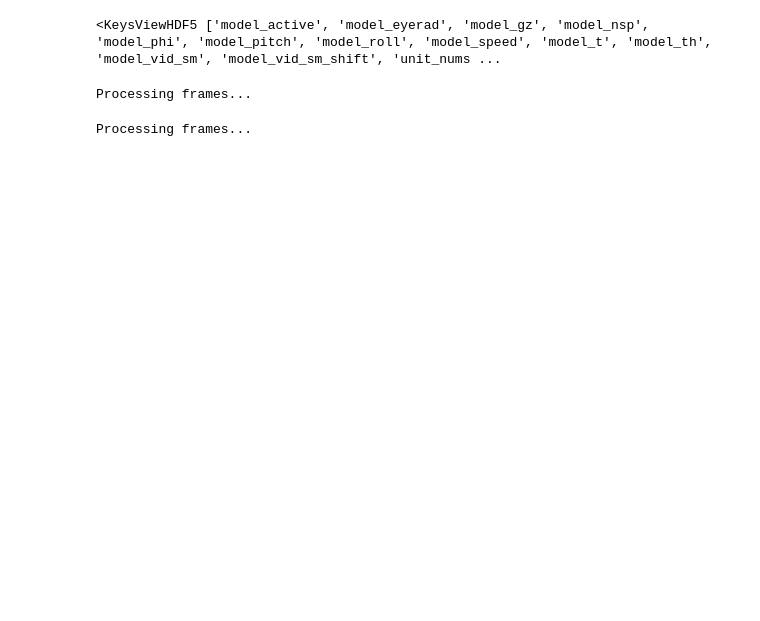
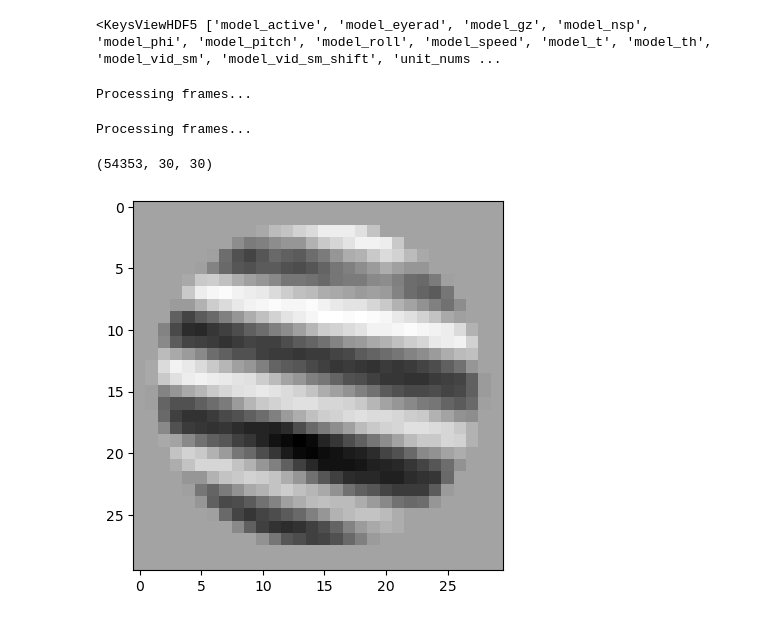
Before and after one commit to BonnenLab/U19-preliminary-data-analysis, a Jupyter notebook: simple-image-stats-mouse.ipynb, the cells around one changed output. Drawn from its saved outputs; the diff is of its cells as text; code cells hidden in the pictures; blank space fills up the shorter version.

```diff
--- a/simple-image-stats-mouse.ipynb
+++ b/simple-image-stats-mouse.ipynb
@@ -25,14 +25,26 @@ f.keys()
 # %% [output]
 <KeysViewHDF5 ['model_active', 'model_eyerad', 'model_gz', 'model_nsp', 'model_phi', 'model_pitch', 'model_roll', 'model_speed', 'model_t', 'model_th', 'model_vid_sm', 'model_vid_sm_shift', 'unit_nums ...
 # %%
+
+
 
 # get both sets of video frames
 frames_gaze_centered = f['model_vid_sm_shift'] # Note: the frames seem to range pixel values from -2 to 2.  This is fairly non-standard
-frames_head_centered = f['model_vid_sm']
+frames_gaze_centered = ip.normalize_pixel_intensities(frames_gaze_centered)
 
-# crop and mask with cosine window
-frames_gaze_centered = ip.crop_and_mask(frames_gaze_centered)
-frames_head_centered = ip.crop_and_mask(frames_head_centered)
+frames_head_centered = np.array(f['model_vid_sm'])
+frames_head_centered =  ip.normalize_pixel_intensities(frames_head_centered)
+
+
+# # crop and mask with cosine window
+frames_gaze_centered = ip.crop_and_mask_video(frames_gaze_centered)
+frames_head_centered = ip.crop_and_mask_video(frames_head_centered)
+
+print(frames_head_centered.shape)
+plt.imshow(frames_head_centered[0,:,:],cmap='gray')
+plt.show()
 # %% [output]
 Processing frames...
 Processing frames...
+(54353, 30, 30)
+[figure, added]
```
Also changed, not shown: parts of 12 cells of this notebook, 2 other files.
